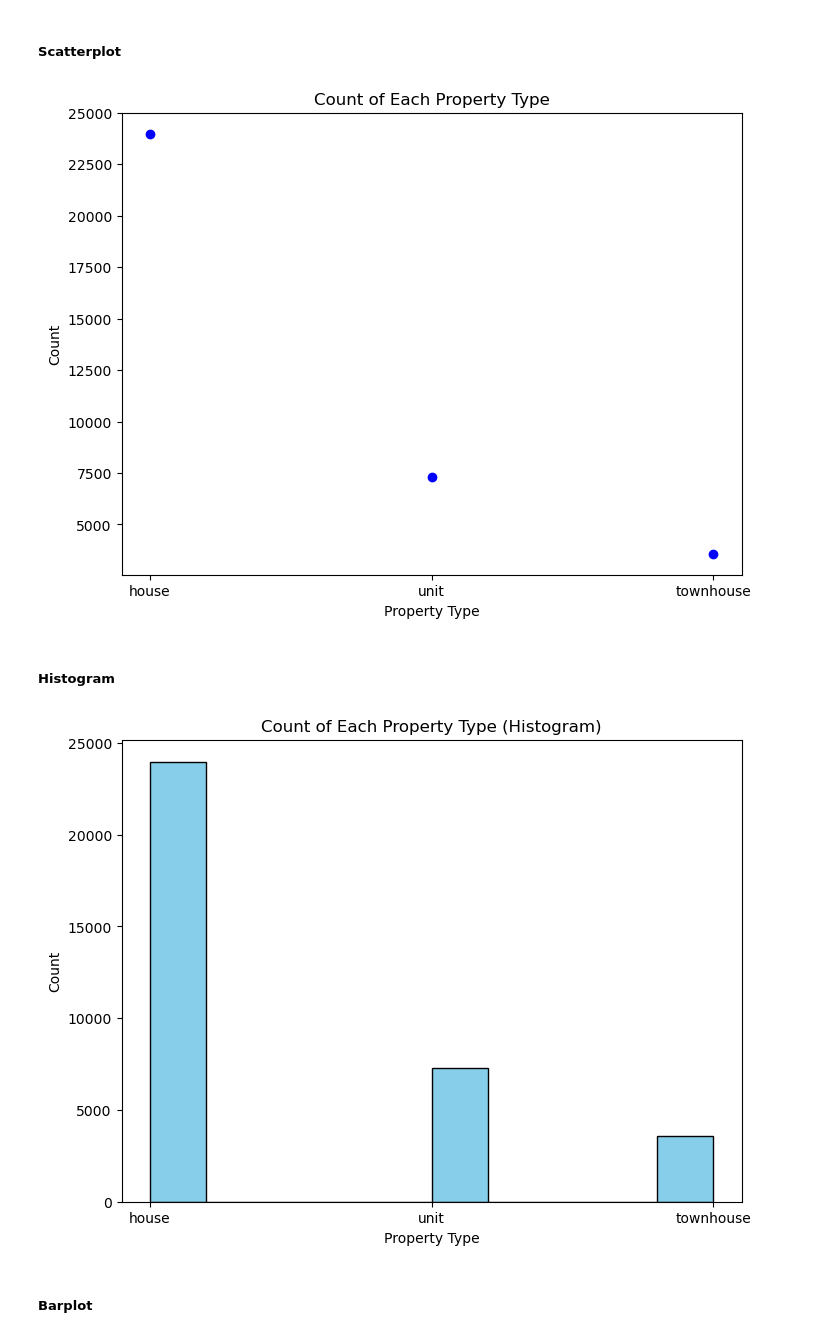
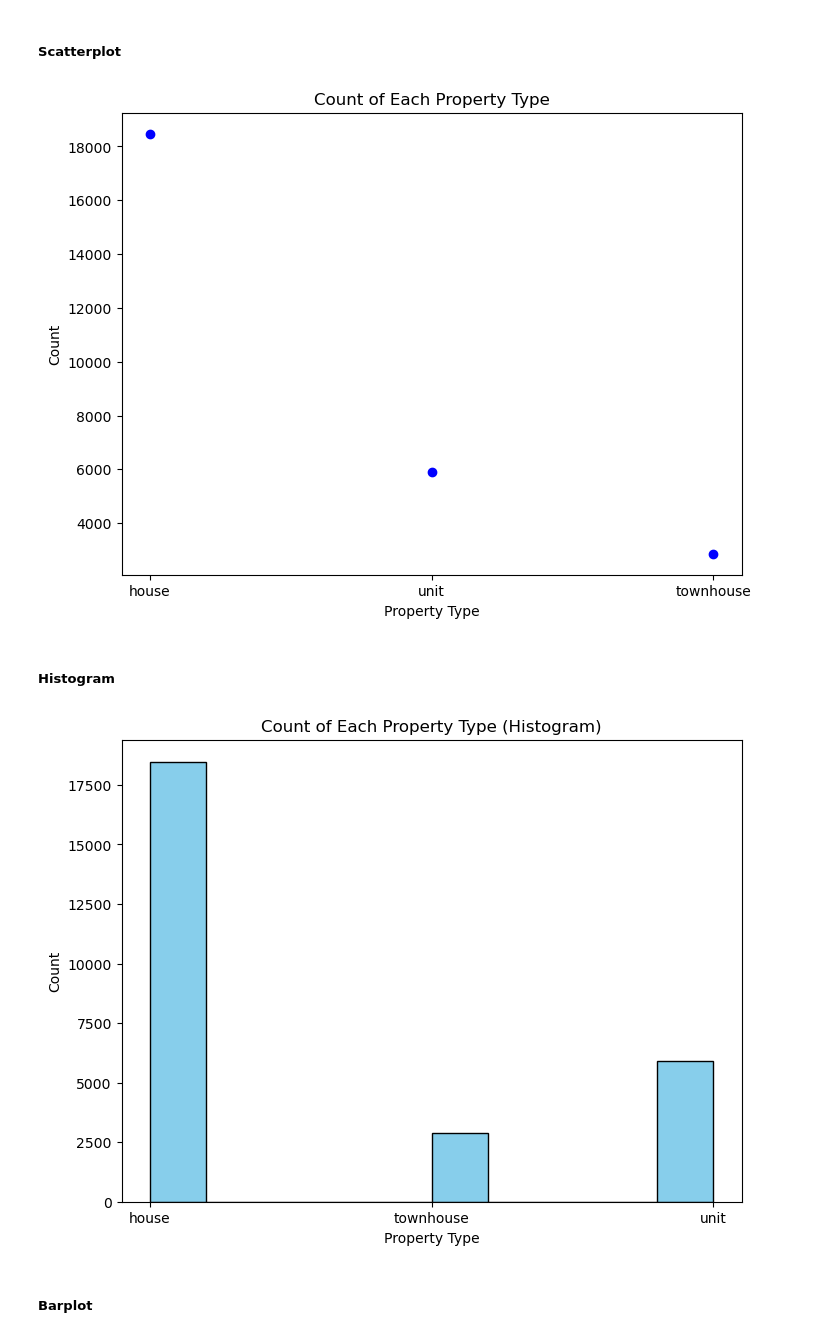
Before and after one commit to adrianbenitezrueda/melbourne-housing-market-2016-2018, a Jupyter notebook: main.ipynb, the cells around one changed output. Saved outputs shown, nothing was run; the diff lists cells and outputs as text; code cells hidden in the pictures.

```diff
--- a/main.ipynb
+++ b/main.ipynb
@@ -370,7 +380,7 @@ Passing `palette` without assigning `hue` is deprecated and will be removed in v
 import matplotlib.pyplot as plt
 
 # Count the occurrences of each property type
-property_type_counts = df_mb['property_type'].value_counts()
+property_type_counts = df_mb_price['property_type'].value_counts()
 
 # Create a scatterplot where X is the property type and Y is the count
 plt.figure(figsize=(8, 6))
@@ -384,23 +394,23 @@ plt.ylabel('Count')
 # Show the plot
 plt.show()
 # %% [output]
-[figure, old version]
+[figure, new version]
 # %% [markdown]
 ##### Histogram
 # %%
 # Create a histogram to show the count of each property type
 plt.figure(figsize=(8, 6))
-plt.hist(df_mb['property_type'].map(property_names), bins=10, color='skyblue', edgecolor='black')
+plt.hist(df_mb_price['property_type'].map(property_names), bins=10, color='skyblue', edgecolor='black')
 
 # Add title and labels
 plt.title('Count of Each Property Type (Histogram)')
 plt.xlabel('Property Type')
 plt.ylabel('Count')
 
 # Show the plot
 plt.show()
 # %% [output]
-[figure, old version]
+[figure, new version]
 # %% [markdown]
 ##### Barplot
 # %%
```
Also changed, not shown: parts of 18 cells of this notebook.
